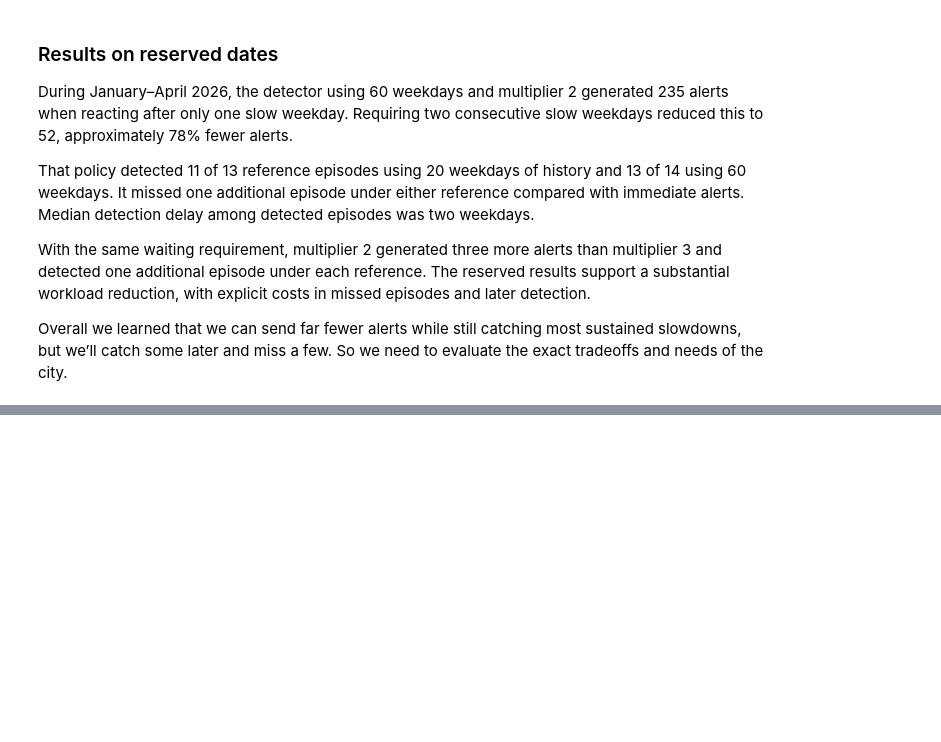
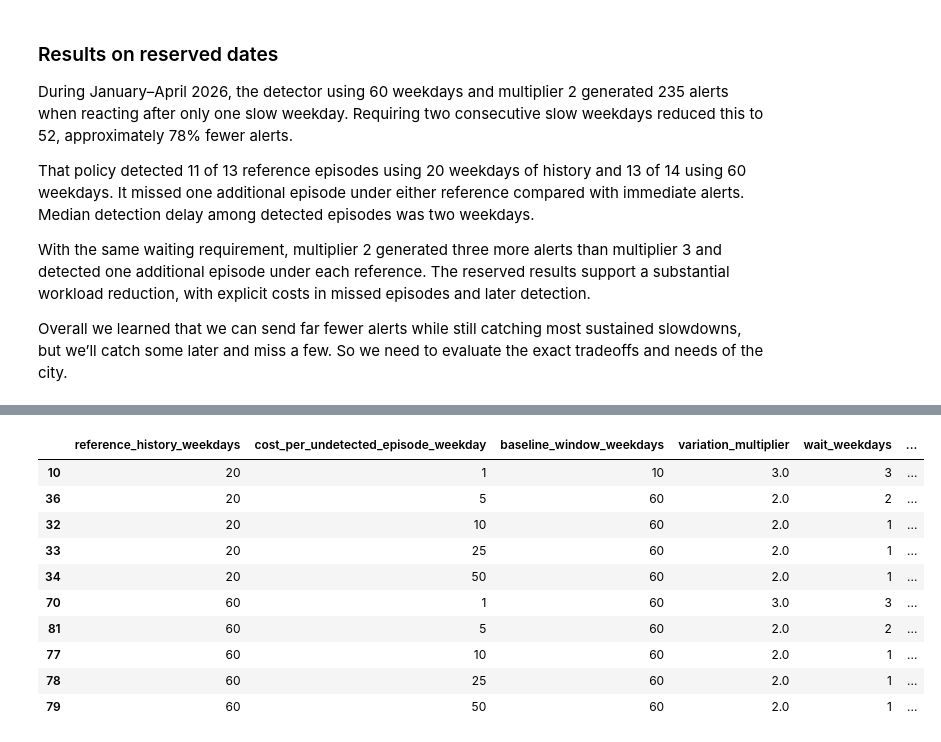
Before and after one commit to Jonathan-V-Dinh/NYC-L-Train-Bottleneck-Monitor, a Jupyter notebook: notebooks/02_alert_evaluation.ipynb, the cells around one changed output, grey strips where cells are left out. Saved outputs shown, nothing was run; the diff lists cells and outputs as text; code cells hidden in the pictures; blank space fills up the shorter version.

Commit message:
Evaluate alert policies on reserved dates and export decision results

```diff
--- a/notebooks/02_alert_evaluation.ipynb
+++ b/notebooks/02_alert_evaluation.ipynb
@@ -1249,0 +1499,57 @@ the exact tradeoffs and needs of the city.
+# %%
+evaluation_cost_assumptions = pd.DataFrame(
+    {
+        "cost_per_undetected_episode_weekday": [1, 5, 10, 25, 50]
+    }
+)
+
+evaluation_cost_scenarios = evaluation_decision_results.merge(
+    evaluation_cost_assumptions,
+    how="cross",
+)
+
+# One alert costs one scenario unit
+evaluation_cost_scenarios["scenario_cost"] = (
+    evaluation_cost_scenarios["total_alerts"]
+    + evaluation_cost_scenarios["cost_per_undetected_episode_weekday"]
+    * evaluation_cost_scenarios["undetected_episode_weekdays"]
+)
+
+scenario_groups = [
+    "reference_history_weekdays",
+    "cost_per_undetected_episode_weekday",
+]
+
+lowest_cost = evaluation_cost_scenarios.groupby(scenario_groups)[
+    "scenario_cost"
+].transform("min")
+
+evaluation_preferred_policies = evaluation_cost_scenarios.loc[
+    evaluation_cost_scenarios["scenario_cost"].eq(lowest_cost)
+].sort_values(scenario_groups + configuration_columns)
+
+display(
+    evaluation_preferred_policies[
+        scenario_groups
+        + configuration_columns
+        + [
+            "total_alerts",
+            "detected_episodes",
+            "missed_episodes",
+            "undetected_episode_weekdays",
+            "scenario_cost",
+        ]
+    ]
+)
+# %% [output]
+|  | reference_history_weekdays | cost_per_undetected_episode_weekday | baseline_window_weekdays | variation_multiplier | wait_weekdays | ... |
+| 10 | 20 | 1 | 10 | 3.0 | 3 | ... |
+| 36 | 20 | 5 | 60 | 2.0 | 2 | ... |
+| 32 | 20 | 10 | 60 | 2.0 | 1 | ... |
+| 33 | 20 | 25 | 60 | 2.0 | 1 | ... |
+| 34 | 20 | 50 | 60 | 2.0 | 1 | ... |
+| 70 | 60 | 1 | 60 | 3.0 | 3 | ... |
+| 81 | 60 | 5 | 60 | 2.0 | 2 | ... |
+| 77 | 60 | 10 | 60 | 2.0 | 1 | ... |
+| 78 | 60 | 25 | 60 | 2.0 | 1 | ... |
+| 79 | 60 | 50 | 60 | 2.0 | 1 | ... |
```
Also changed, not shown: parts of 7 cells of this notebook.
